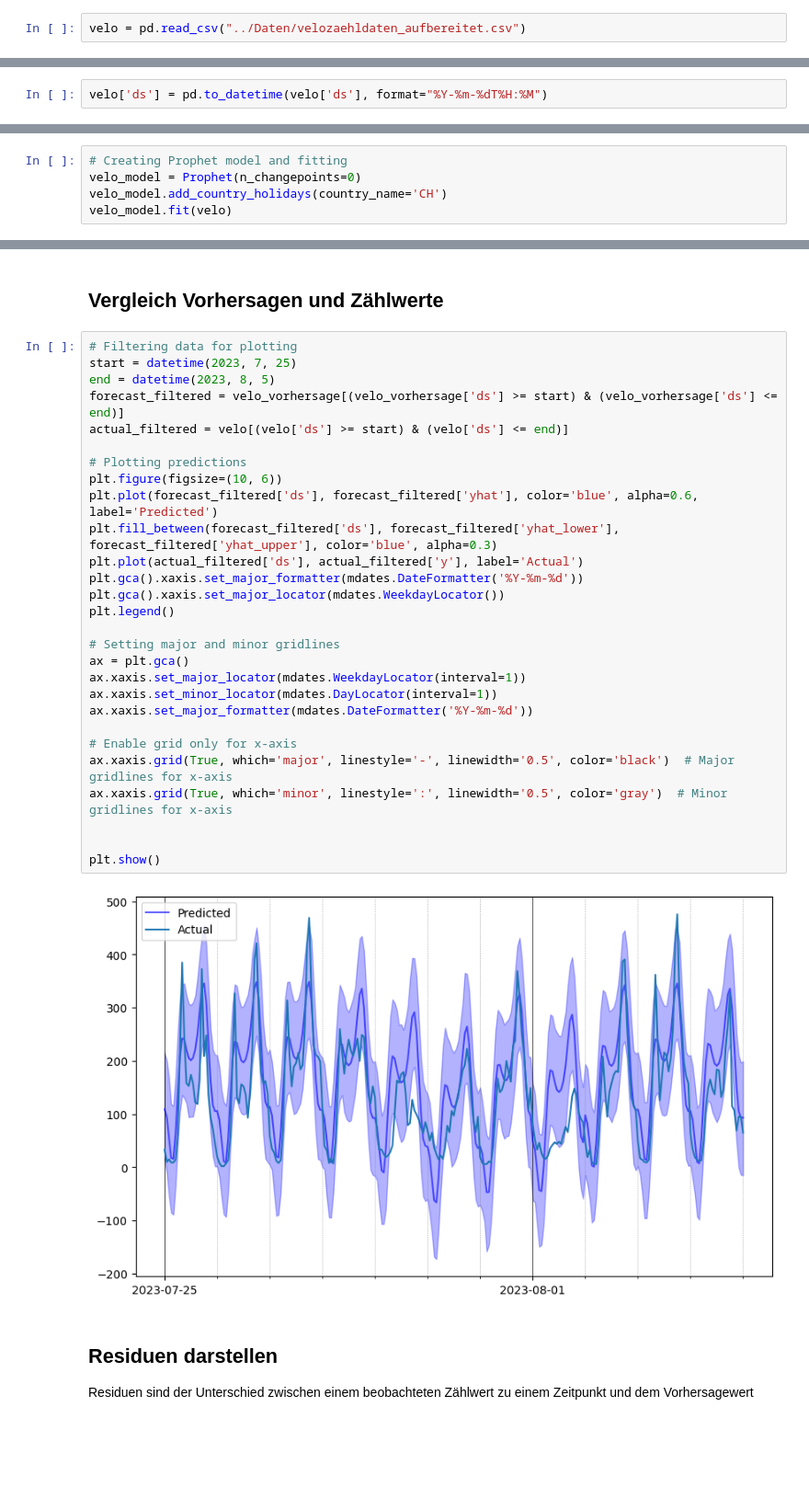
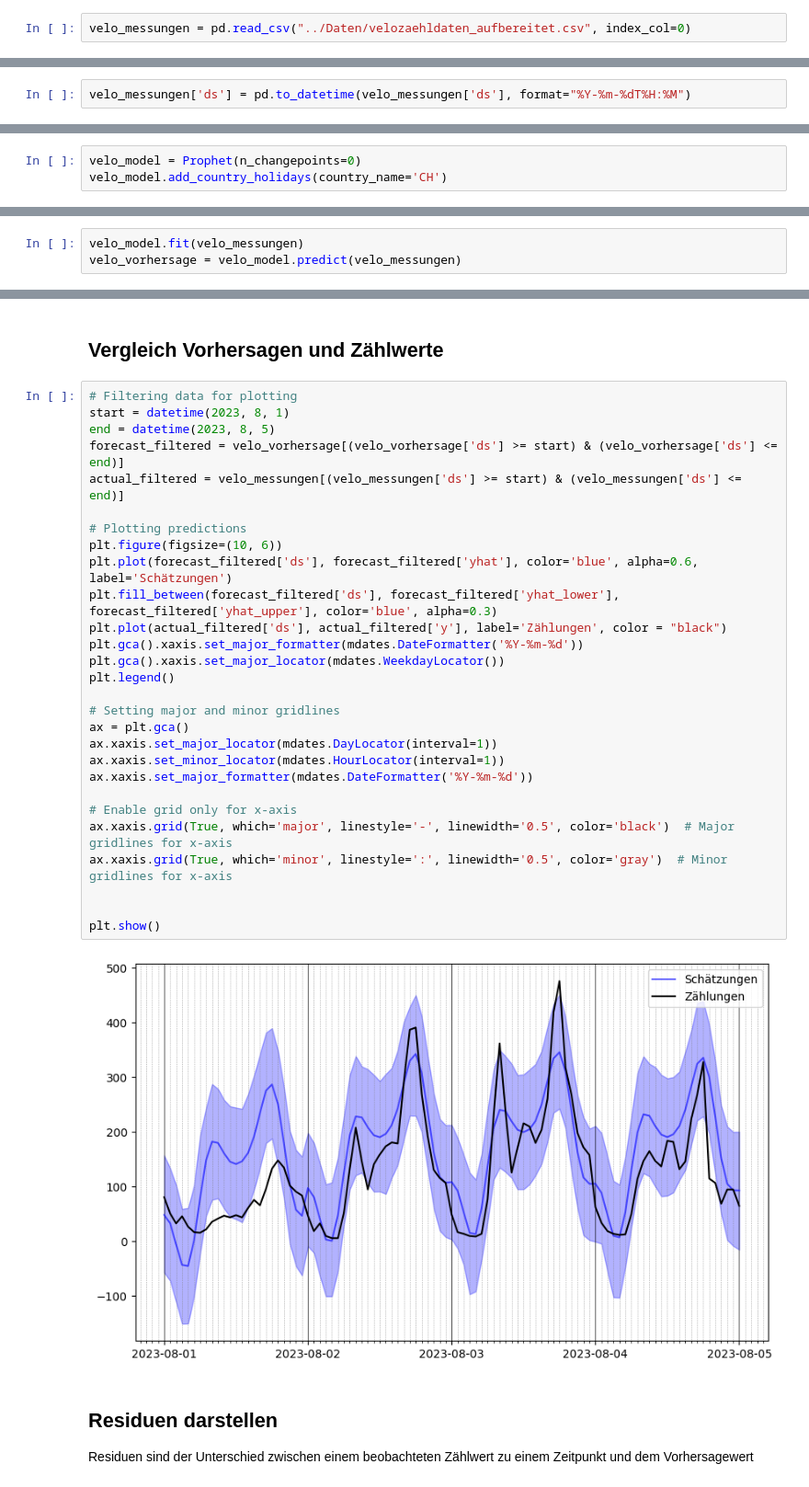
Before and after one commit to curdon/velo-prophet, a Jupyter notebook: Datenanalyse/Code/02-Zeitreihenanalyse.ipynb, the cells around one changed output, grey strips where cells are left out. Shown: that part at 92% size. Saved outputs shown, nothing was run; the diff lists cells and outputs as text; blank space fills up the shorter version.

Commit message:
plots

```diff
--- a/Datenanalyse/Code/02-Zeitreihenanalyse.ipynb
+++ b/Datenanalyse/Code/02-Zeitreihenanalyse.ipynb
@@ -15,4 +15,4 @@ from datetime import datetime
 # %% [markdown]
 ## Aufbereitete Velozähldaten laden
 # %%
-velo = pd.read_csv("../Daten/velozaehldaten_aufbereitet.csv")
+velo_messungen = pd.read_csv("../Daten/velozaehldaten_aufbereitet.csv", index_col=0)
@@ -21,2 +19,2 @@ FileNotFoundError: [Errno 2] No such file or directory: '../Daten/velozaehldaten
 # %%
-velo['ds'] = pd.to_datetime(velo['ds'], format="%Y-%m-%dT%H:%M")
+velo_messungen['ds'] = pd.to_datetime(velo_messungen['ds'], format="%Y-%m-%dT%H:%M")
@@ -25,6 +40,4 @@ velo['ds'] = pd.to_datetime(velo['ds'], format="%Y-%m-%dT%H:%M")
 # %%
-# Creating Prophet model and fitting
 velo_model = Prophet(n_changepoints=0)
 velo_model.add_country_holidays(country_name='CH')
-velo_model.fit(velo)
 # %% [output]
@@ -38,3 +47,6 @@ velo_vorhersage = velo_model.predict(velo)
+# %%
+velo_model.fit(velo_messungen)
+velo_vorhersage = velo_model.predict(velo_messungen)
 # %% [markdown]
 ## Zeitreihen-Komponenten darstellen
 # %%
@@ -45,34 +66,34 @@ fig_komponenten = velo_model.plot_components(velo_vorhersage)
 ## Vergleich Vorhersagen und Zählwerte
 # %%
 # Filtering data for plotting
-start = datetime(2023, 7, 25)
+start = datetime(2023, 8, 1)
 end = datetime(2023, 8, 5)
 forecast_filtered = velo_vorhersage[(velo_vorhersage['ds'] >= start) & (velo_vorhersage['ds'] <= end)]
-actual_filtered = velo[(velo['ds'] >= start) & (velo['ds'] <= end)]
+actual_filtered = velo_messungen[(velo_messungen['ds'] >= start) & (velo_messungen['ds'] <= end)]
 
 # Plotting predictions
 plt.figure(figsize=(10, 6))
-plt.plot(forecast_filtered['ds'], forecast_filtered['yhat'], color='blue', alpha=0.6, label='Predicted')
+plt.plot(forecast_filtered['ds'], forecast_filtered['yhat'], color='blue', alpha=0.6, label='Schätzungen')
 plt.fill_between(forecast_filtered['ds'], forecast_filtered['yhat_lower'], forecast_filtered['yhat_upper'], color='blue', alpha=0.3)
-plt.plot(actual_filtered['ds'], actual_filtered['y'], label='Actual')
+plt.plot(actual_filtered['ds'], actual_filtered['y'], label='Zählungen', color = "black")
 plt.gca().xaxis.set_major_formatter(mdates.DateFormatter('%Y-%m-%d'))
 plt.gca().xaxis.set_major_locator(mdates.WeekdayLocator())
 plt.legend()
 
 # Setting major and minor gridlines
 ax = plt.gca()
-ax.xaxis.set_major_locator(mdates.WeekdayLocator(interval=1))
-ax.xaxis.set_minor_locator(mdates.DayLocator(interval=1))
+ax.xaxis.set_major_locator(mdates.DayLocator(interval=1))
+ax.xaxis.set_minor_locator(mdates.HourLocator(interval=1))
 ax.xaxis.set_major_formatter(mdates.DateFormatter('%Y-%m-%d'))
 
 # Enable grid only for x-axis
 ax.xaxis.grid(True, which='major', linestyle='-', linewidth='0.5', color='black')  # Major gridlines for x-axis
 ax.xaxis.grid(True, which='minor', linestyle=':', linewidth='0.5', color='gray')  # Minor gridlines for x-axis
 
 
 plt.show()
 # %% [output]
-[figure, old version]
+[figure, new version]
 # %% [markdown]
 ## Residuen darstellen
 
```
Also changed, not shown: parts of 11 cells of this notebook.
